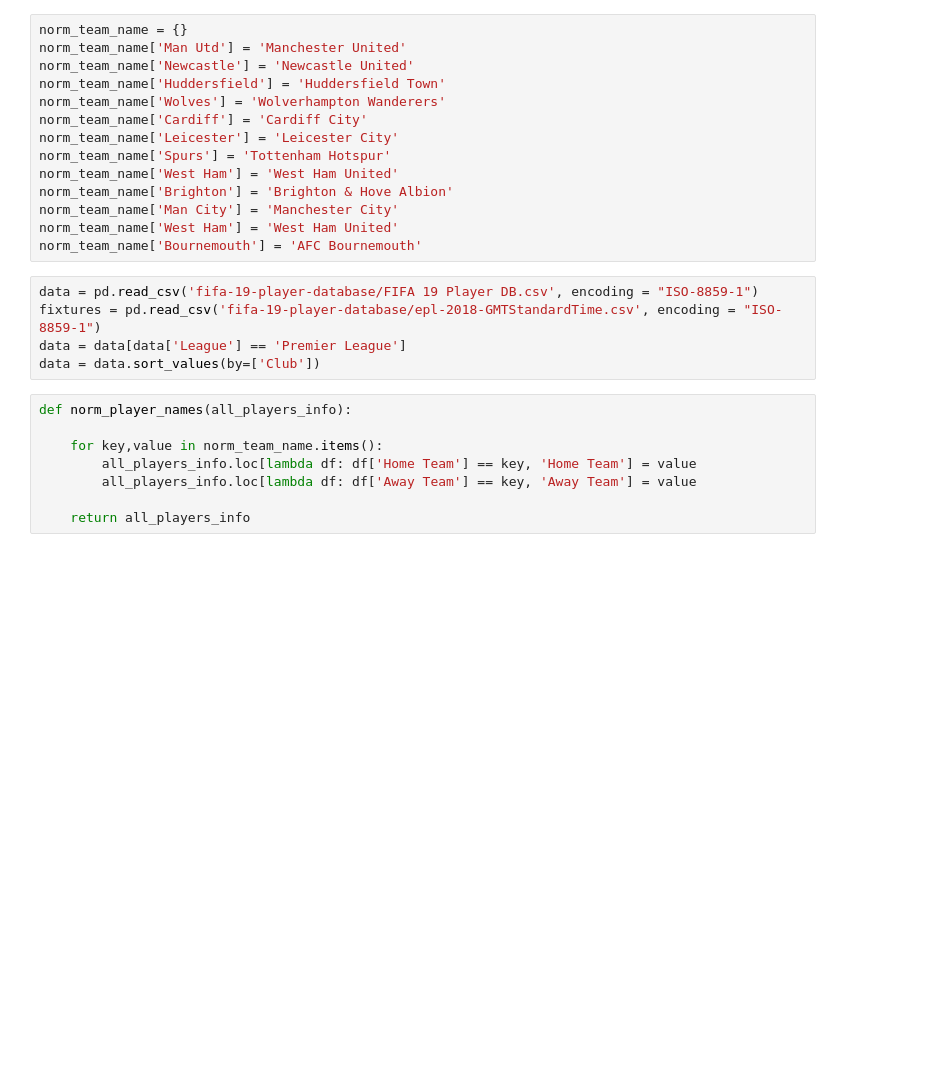
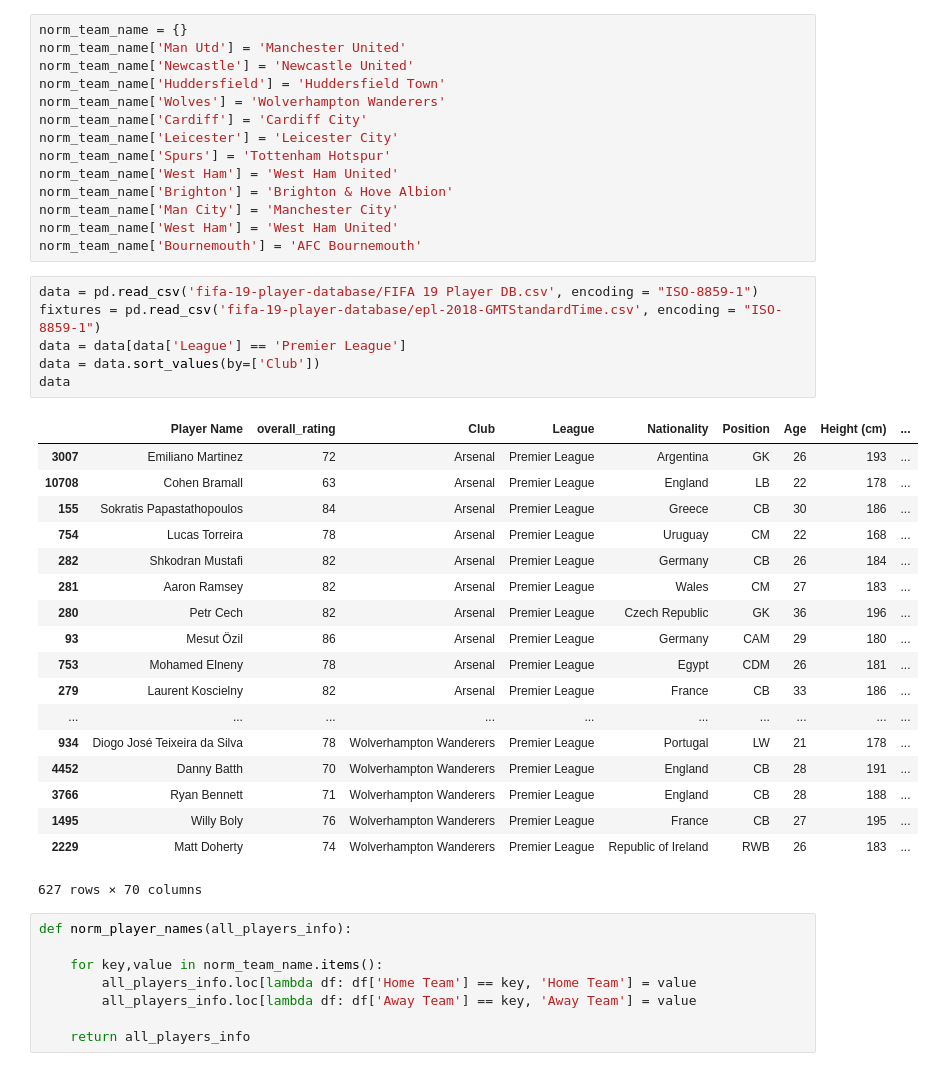
Before and after one commit to rcoutin/SoccerPredictions, a Jupyter notebook: 19_team.ipynb, the cells around one changed output. Drawn from its saved outputs; the diff is of its cells as text; blank space fills up the shorter version.

Commit message:
Generating 2018-19 data

```diff
--- a/19_team.ipynb
+++ b/19_team.ipynb
@@ -17,8 +17,28 @@ norm_team_name['Bournemouth'] = 'AFC Bournemouth'
 # %%
 data = pd.read_csv('fifa-19-player-database/FIFA 19 Player DB.csv', encoding = "ISO-8859-1")
 fixtures = pd.read_csv('fifa-19-player-database/epl-2018-GMTStandardTime.csv', encoding = "ISO-8859-1")
 data = data[data['League'] == 'Premier League']
 data = data.sort_values(by=['Club'])
+data
+# %% [output]
+|  | Player Name | overall_rating | Club | League | Nationality | Position | Age | Height (cm) | ... |
+| 3007 | Emiliano Martinez | 72 | Arsenal | Premier League | Argentina | GK | 26 | 193 | ... |
+| 10708 | Cohen Bramall | 63 | Arsenal | Premier League | England | LB | 22 | 178 | ... |
+| 155 | Sokratis Papastathopoulos | 84 | Arsenal | Premier League | Greece | CB | 30 | 186 | ... |
+| 754 | Lucas Torreira | 78 | Arsenal | Premier League | Uruguay | CM | 22 | 168 | ... |
+| 282 | Shkodran Mustafi | 82 | Arsenal | Premier League | Germany | CB | 26 | 184 | ... |
+| 281 | Aaron Ramsey | 82 | Arsenal | Premier League | Wales | CM | 27 | 183 | ... |
+| 280 | Petr Cech | 82 | Arsenal | Premier League | Czech Republic | GK | 36 | 196 | ... |
+| 93 | Mesut Özil | 86 | Arsenal | Premier League | Germany | CAM | 29 | 180 | ... |
+| 753 | Mohamed Elneny | 78 | Arsenal | Premier League | Egypt | CDM | 26 | 181 | ... |
+| 279 | Laurent Koscielny | 82 | Arsenal | Premier League | France | CB | 33 | 186 | ... |
+| ... | ... | ... | ... | ... | ... | ... | ... | ... | ... |
+| 934 | Diogo José Teixeira da Silva | 78 | Wolverhampton Wanderers | Premier League | Portugal | LW | 21 | 178 | ... |
+| 4452 | Danny Batth | 70 | Wolverhampton Wanderers | Premier League | England | CB | 28 | 191 | ... |
+| 3766 | Ryan Bennett | 71 | Wolverhampton Wanderers | Premier League | England | CB | 28 | 188 | ... |
+| 1495 | Willy Boly | 76 | Wolverhampton Wanderers | Premier League | France | CB | 27 | 195 | ... |
+| 2229 | Matt Doherty | 74 | Wolverhampton Wanderers | Premier League | Republic of Ireland | RWB | 26 | 183 | ... |
+627 rows × 70 columns
 # %%
 def norm_player_names(all_players_info):
 
```
Also changed, not shown: parts of 2 cells of this notebook, 2 other files.
